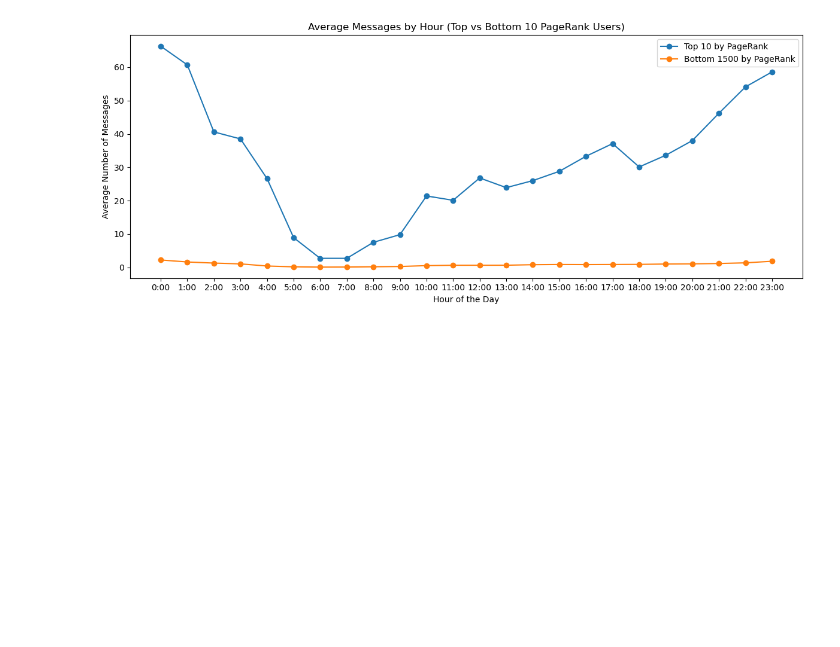
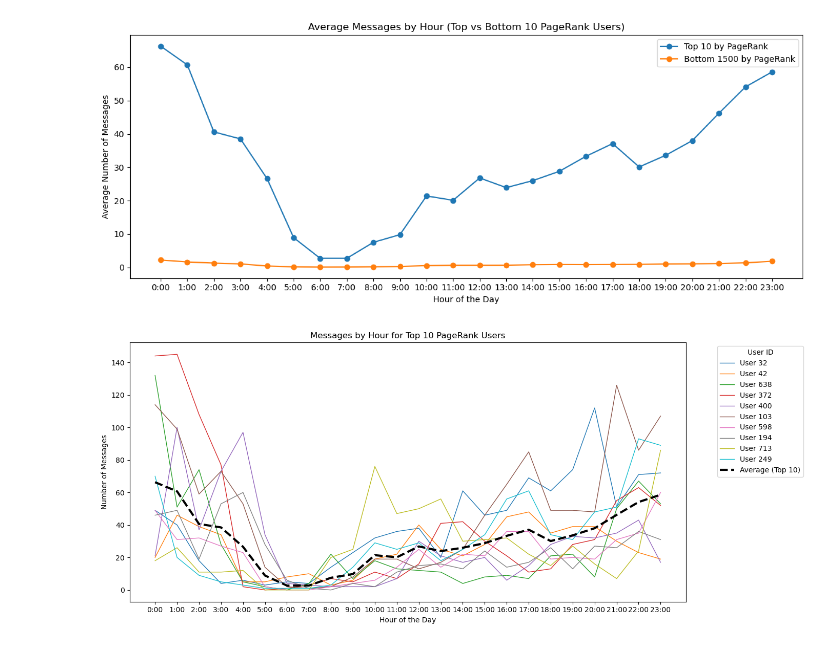
Before and after one commit to USI-Projects-Collection/DA-College_network, a Jupyter notebook: DataAnalysis.ipynb, the cells around one changed output. Cells and saved outputs as stored; diff of their text form; code cells hidden in the pictures; blank space fills up the shorter version.

```diff
--- a/DataAnalysis.ipynb
+++ b/DataAnalysis.ipynb
@@ -338,3 +313,41 @@ Top 10 users by PageRank:
 
 Less important 10 users by PageRank:
 [figure]
+# %%
+# Funzione invariata
+def messages_by_hour_per_user(users, df):
+    user_hour_distributions = {}
+
+    for user in users:
+        user_msgs = df[(df['SRC'] == user) | (df['TGT'] == user)]
+        hour_counts = user_msgs['datetime'].dt.hour.value_counts().reindex(range(24), fill_value=0)
+        user_hour_distributions[user] = hour_counts.values
+
+    return pd.DataFrame(user_hour_distributions, index=range(24))
+
+# Ottieni distribuzione oraria per ciascun top 10 utente
+df_top10 = messages_by_hour_per_user([u for u, _ in top10], df)
+
+# Calcola la media oraria
+average_top10 = df_top10.mean(axis=1)
+
+# Plot
+plt.figure(figsize=(14, 6))
+
+# Linee individuali
+for user in df_top10.columns:
+    plt.plot(range(24), df_top10[user], label=f'User {user}', linewidth=1)
+
+# Linea media
+plt.plot(range(24), average_top10, label='Average (Top 10)', linewidth=3, linestyle='--', color='black')
+
+plt.title('Messages by Hour for Top 10 PageRank Users')
+plt.xlabel('Hour of the Day')
+plt.ylabel('Number of Messages')
+plt.xticks(range(24), [f'{h}:00' for h in range(24)])
+plt.legend(title='User ID', bbox_to_anchor=(1.05, 1), loc='upper left')
+plt.tight_layout()
+plt.savefig('Images/top10_users_individual_lines_with_average.png', dpi=300)
+plt.show()
+# %% [output]
+[figure, added]
```
Also changed, not shown: parts of 5 cells of this notebook, 8 other files.
